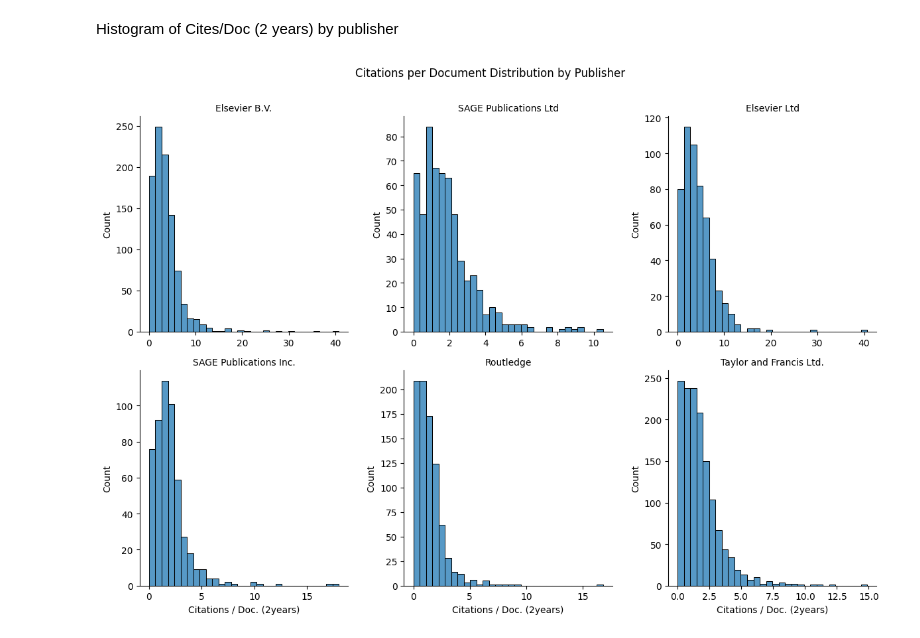
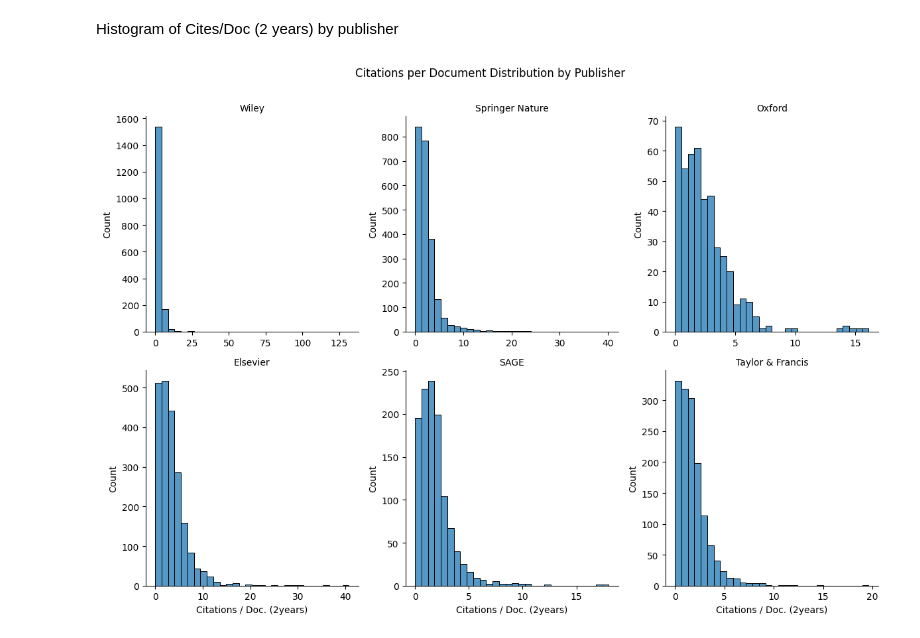
Before and after one commit to necheyberhe/BDA-Homework3-42826, a Jupyter notebook: HW_3_Version_2.ipynb, the cells around one changed output. Cells and saved outputs as stored; diff of their text form; code cells hidden in the pictures.

```diff
--- a/HW_3_Version_2.ipynb
+++ b/HW_3_Version_2.ipynb
@@ -629,18 +624,32 @@ df_pub = df[df["Publisher"].isin(top_publishers)]
+# %%
+df["Publisher_clean"] = df["Publisher"].astype(str).str.lower()
+
+df["Publisher_group"] = "Other"
+
+df.loc[df["Publisher_clean"].str.contains("elsevier"), "Publisher_group"] = "Elsevier"
+df.loc[df["Publisher_clean"].str.contains("springer|nature"), "Publisher_group"] = "Springer Nature"
+df.loc[df["Publisher_clean"].str.contains("wiley"), "Publisher_group"] = "Wiley"
+df.loc[df["Publisher_clean"].str.contains("taylor"), "Publisher_group"] = "Taylor & Francis"
+df.loc[df["Publisher_clean"].str.contains("sage"), "Publisher_group"] = "SAGE"
+df.loc[df["Publisher_clean"].str.contains("oxford"), "Publisher_group"] = "Oxford"
+
+# Keep only major publishers
+df_pub = df[df["Publisher_group"] != "Other"]
 # %%
 g = sns.FacetGrid(
     df_pub,
-    col="Publisher",
+    col="Publisher_group",
     col_wrap=3,
     height=4,
     sharex=False,
     sharey=False
 )
 
 g.map(sns.histplot, "Citations / Doc. (2years)", bins=30)
 
 g.set_titles("{col_name}")
 g.fig.suptitle("Citations per Document Distribution by Publisher", y=1.05)
 
 plt.show()
 # %% [output]
-[figure, old version]
+[figure, new version]
```
Also changed, not shown: parts of 3 cells of this notebook.
